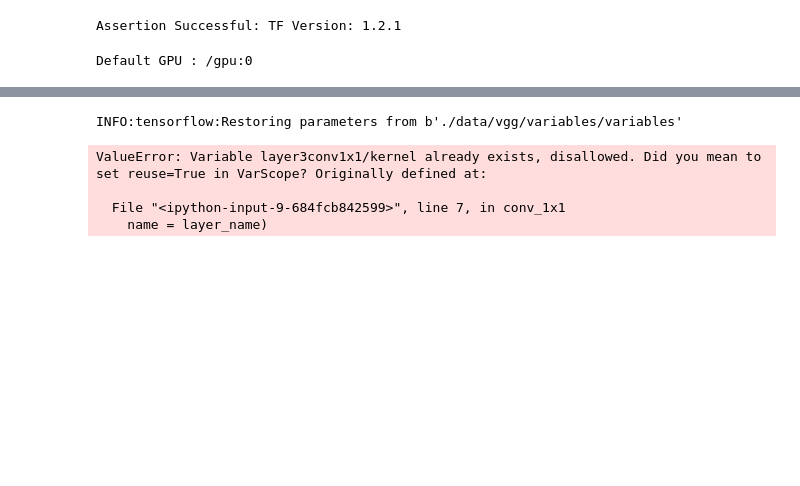
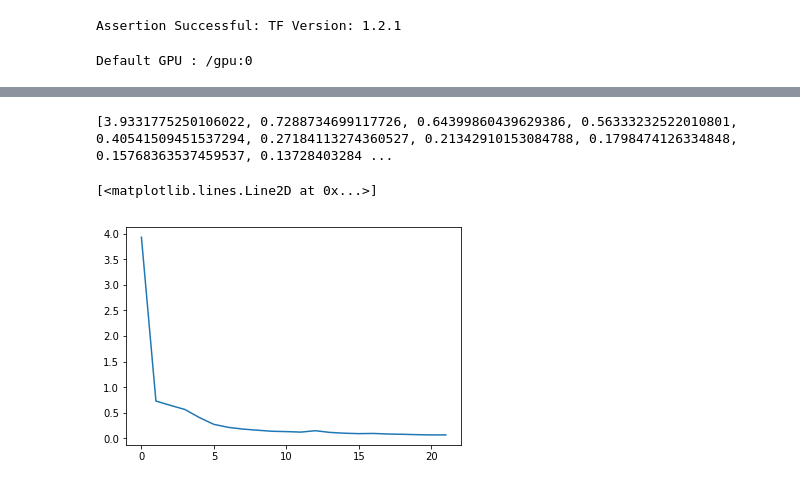
Before and after one commit to raskolnikov-reborn/CarND-P12-emantic-segmentation, a Jupyter notebook: main-ipython.ipynb, the cells around one changed output, grey strips where cells are left out. Cells and saved outputs as stored; diff of their text form; code cells hidden in the pictures; blank space fills up the shorter version.

Commit message:
Bug fixes Epoch, batch size and learning rate tuning writeup images updated main from ipython notebook

```diff
--- a/main-ipython.ipynb
+++ b/main-ipython.ipynb
@@ -345,8 +361,0 @@ Training Finished. Saving test images to: ./runs/1504272994.0275266
-# %%
-network_shapes()
-# %% [output]
-INFO:tensorflow:Restoring parameters from b'./data/vgg/variables/variables'
-ValueError: Variable layer3conv1x1/kernel already exists, disallowed. Did you mean to set reuse=True in VarScope? Originally defined at:
-
-  File "<ipython-input-9-684fcb842599>", line 7, in conv_1x1
-    name = layer_name)
@@ -352,0 +364,4 @@ ValueError: Variable layer3conv1x1/kernel already exists, disallowed. Did you me
+# %%
+print(all_training_losses)
+# %% [output]
+[3.9331775250106022, 0.7288734699117726, 0.64399860439629386, 0.56333232522010801, 0.40541509451537294, 0.27184113274360527, 0.21342910153084788, 0.1798474126334848, 0.15768363537459537, 0.13728403284 ...
@@ -352,0 +371,5 @@ ValueError: Variable layer3conv1x1/kernel already exists, disallowed. Did you me
+# %%
+plt.plot(all_training_losses)
+# %% [output]
+[<matplotlib.lines.Line2D at 0x...>]
+[figure, added]
```
Also changed, not shown: parts of 13 cells of this notebook, 4 other files.
